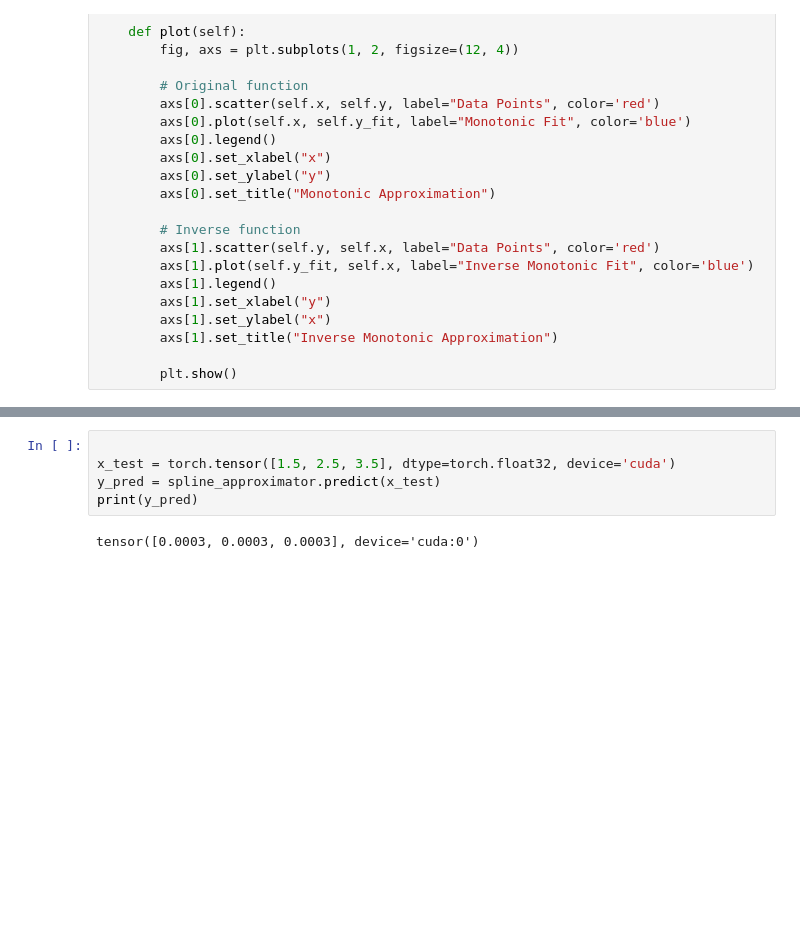
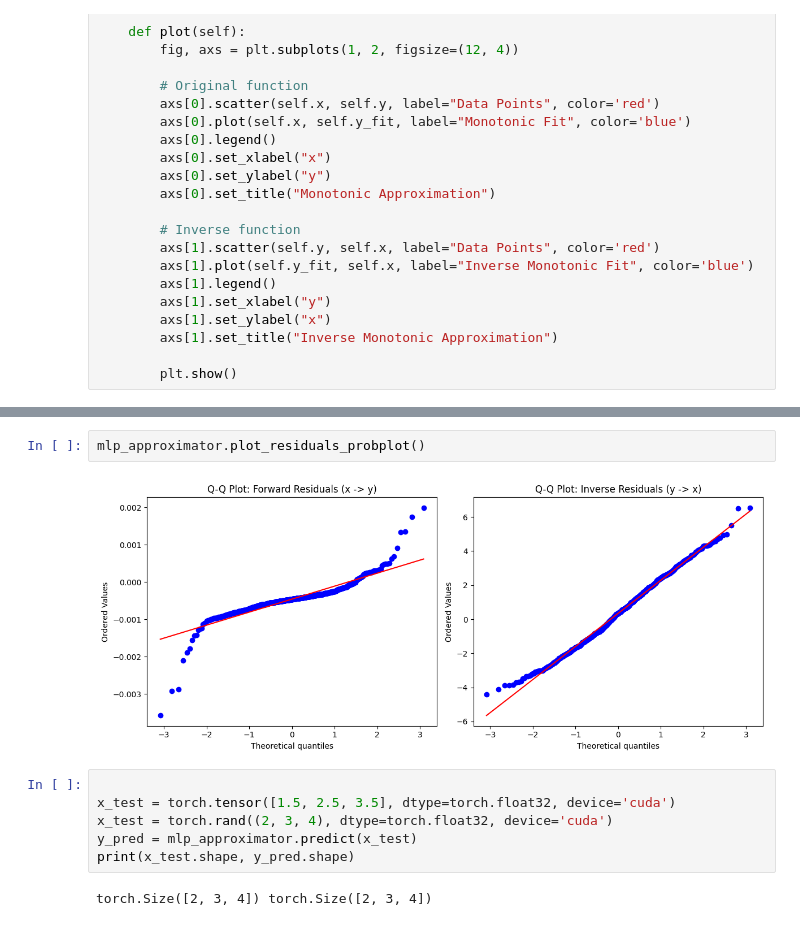
Before and after one commit to adithyasai20/hardware-aware-training-of-neural-networks, a Jupyter notebook: parametric_optimizer_try.ipynb, the cells around one changed output, grey strips where cells are left out. Saved outputs shown, nothing was run; the diff lists cells and outputs as text; blank space fills up the shorter version.

```diff
--- a/parametric_optimizer_try.ipynb
+++ b/parametric_optimizer_try.ipynb
@@ -140,7 +443,12 @@ Explained Variance Score: 0.976381
+# %%
+mlp_approximator.plot_residuals_probplot()
+# %% [output]
+[figure, added]
 # %%
 
 x_test = torch.tensor([1.5, 2.5, 3.5], dtype=torch.float32, device='cuda')
-y_pred = spline_approximator.predict(x_test)
-print(y_pred)
+x_test = torch.rand((2, 3, 4), dtype=torch.float32, device='cuda')
+y_pred = mlp_approximator.predict(x_test)
+print(x_test.shape, y_pred.shape)
 # %% [output]
-tensor([0.0003, 0.0003, 0.0003], device='cuda:0')
+torch.Size([2, 3, 4]) torch.Size([2, 3, 4])
```
Also changed, not shown: parts of 13 cells of this notebook, 4 other files.
